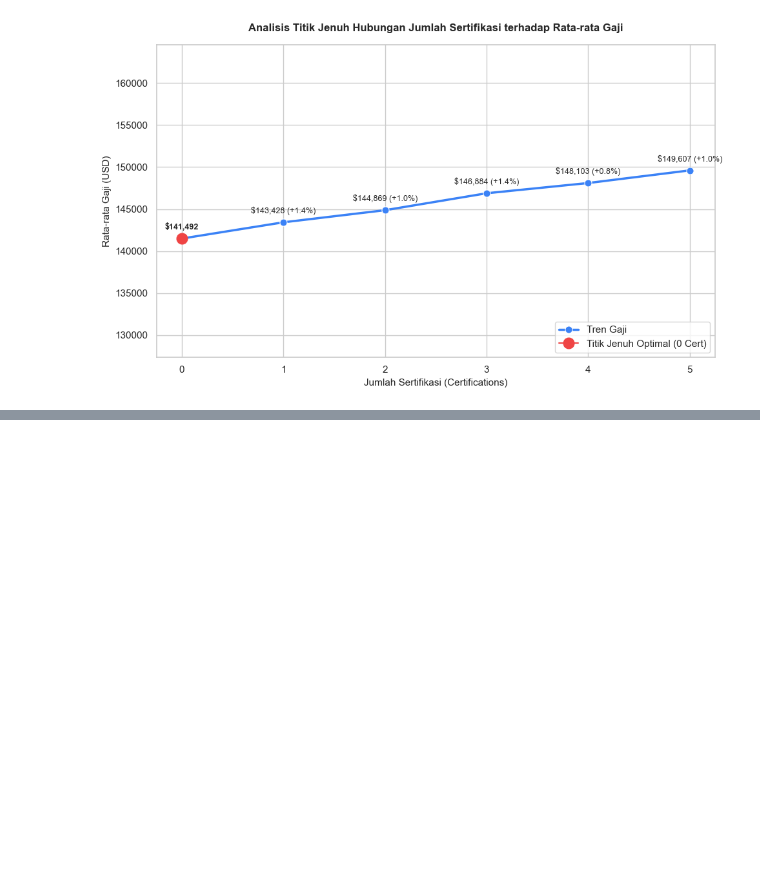
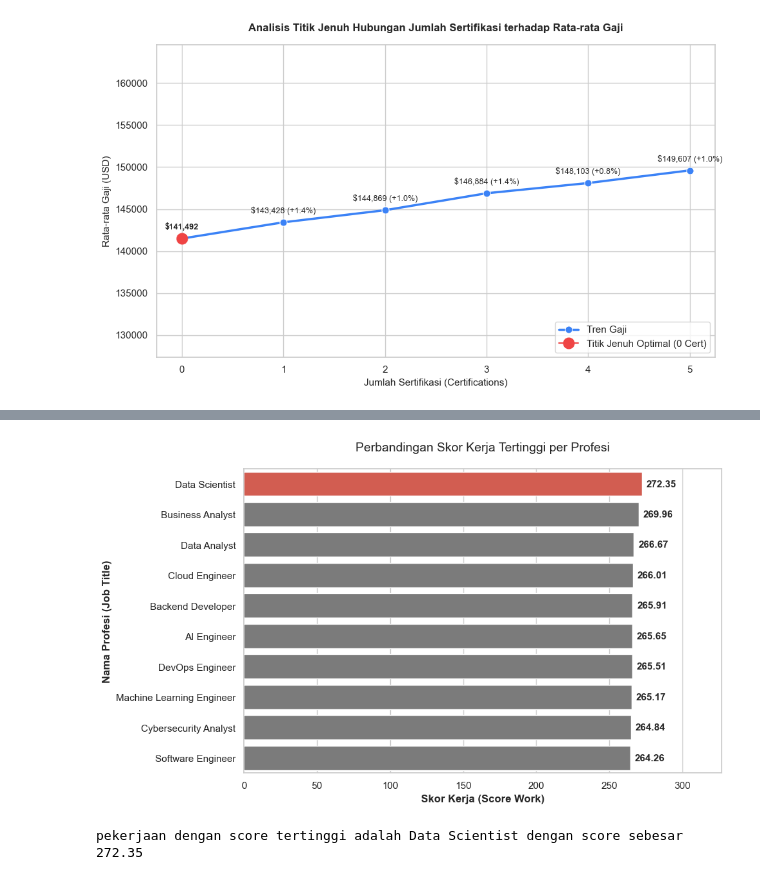
Before and after one commit to HafidzAfrieno/Project-Data-Analyst-Part-1, a Jupyter notebook: job_salary_analyst.ipynb, the cells around one changed output, grey strips where cells are left out. Cells and saved outputs as stored; diff of their text form; code cells hidden in the pictures; blank space fills up the shorter version.

```diff
--- a/job_salary_analyst.ipynb
+++ b/job_salary_analyst.ipynb
@@ -706,0 +713,34 @@ plt.show()
+# %%
+#soal nomor 5
+#5. Buatlah skor gabungan (Score = Experience * Skills * Certs) dan temukan 10 karyawan dengan skor tertinggi, lalu bandingkan apakah gaji mereka sudah sesuai dengan skor tersebut.
+data= df[['job_title','experience_years','skills_count','certifications']].copy()
+data.loc[data['certifications'] == 0, 'certifications'] = 1
+data['score_work'] = data['experience_years'] * data['skills_count'] * data['certifications']
+data['score_work'] = (data['experience_years'] * data['skills_count'] * data['certifications'])
+job_groub= data.groupby('job_title')['score_work'].mean().sort_values(ascending=False).reset_index().head(10)
+
+top_job = job_groub['score_work'].max()
+colors = ['#e74c3c' if (x == top_job) else "#7b7b7b" for x in job_groub['score_work']]
+
+plt.figure(figsize=(10, 6))
+ax = sns.barplot(data=job_groub, y="job_title", x="score_work", palette=colors, hue="job_title", legend=False)
+for p in ax.patches:
+    width = p.get_width()
+    if width > 0:
+        ax.annotate(f'{width:.2f}',
+                    xy=(width, p.get_y() + p.get_height() / 2),
+                    xytext=(5, 0),  # Jarak 5 poin ke arah kanan
+                    textcoords="offset points",
+                    ha='left', va='center',
+                    fontweight='bold', fontsize=11)
+
+plt.title("Perbandingan Skor Kerja Tertinggi per Profesi", fontsize=14, pad=20)
+plt.xlabel("Skor Kerja (Score Work)", fontweight='bold')
+plt.ylabel("Nama Profesi (Job Title)", fontweight='bold')
+plt.xlim(0, job_groub['score_work'].max() * 1.2)
+plt.tight_layout()
+plt.show()
+print(f"pekerjaan dengan score tertinggi adalah {job_groub['job_title'].loc[0]} dengan score sebesar {job_groub['score_work'].loc[0]:.2f}")
+# %% [output]
+[figure, added]
+pekerjaan dengan score tertinggi adalah Data Scientist dengan score sebesar 272.35
```
Also changed, not shown: parts of 1 cell of this notebook.
